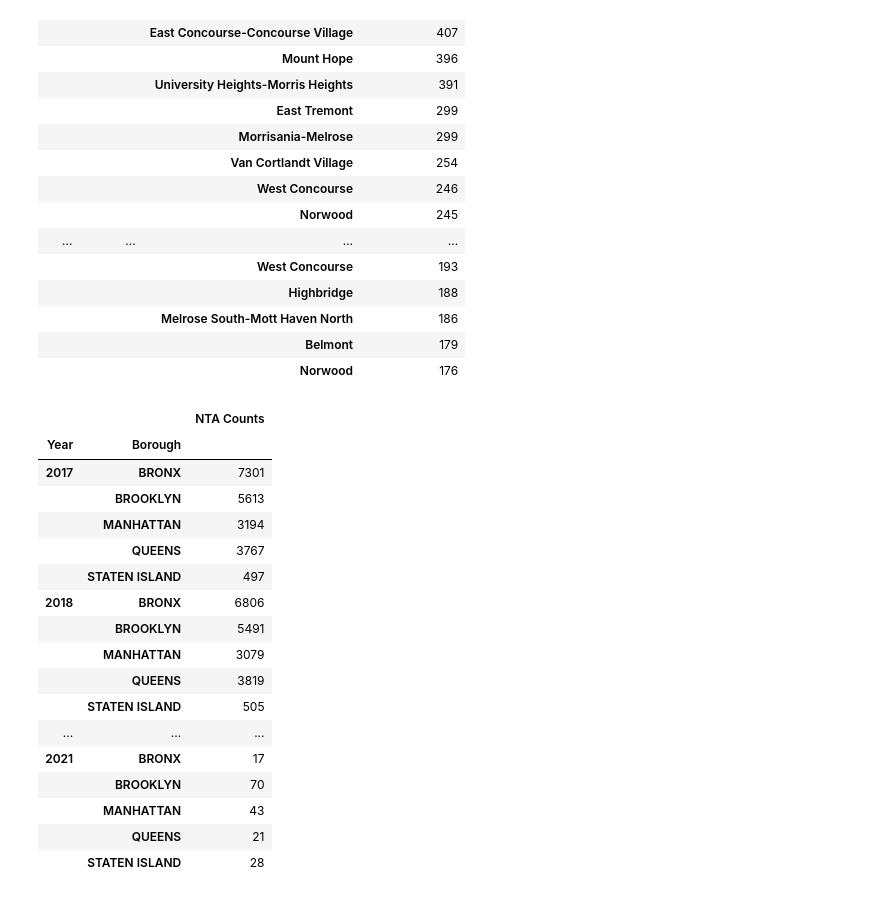
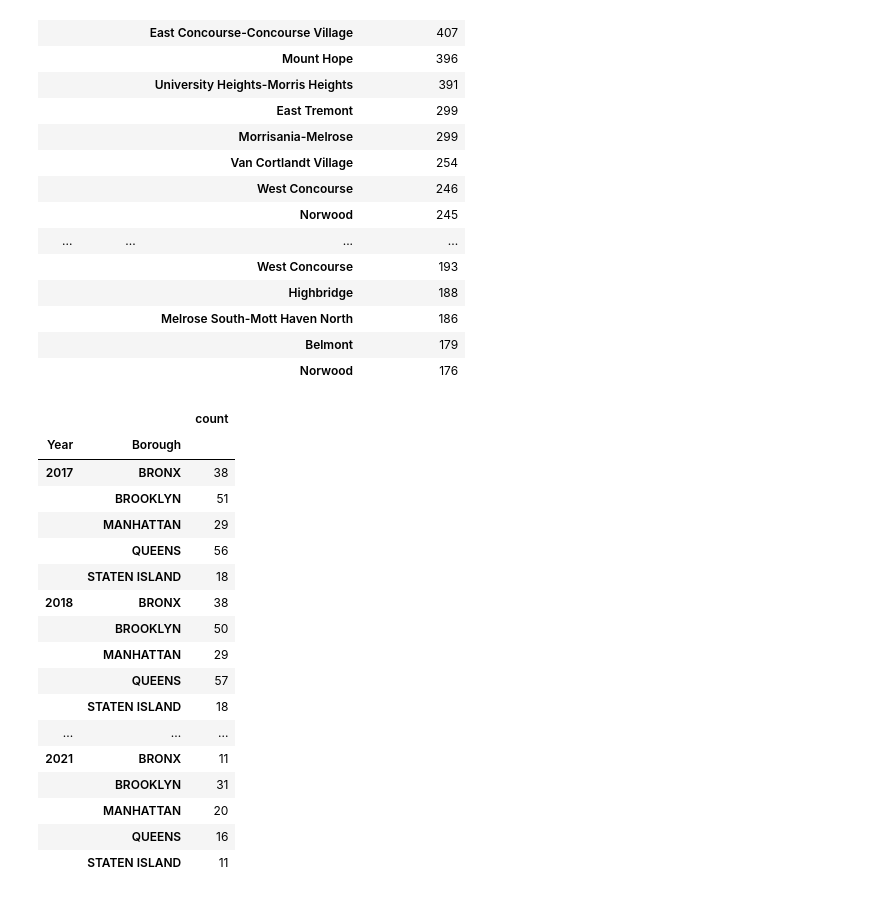
Before and after one commit to mmsouza114/Project01-Evictions, a Jupyter notebook: explore-clean-prepare.ipynb, the cells around one changed output. Drawn from its saved outputs; the diff is of its cells as text; code cells hidden in the pictures.

Commit message:
corrected unique

```diff
--- a/explore-clean-prepare.ipynb
+++ b/explore-clean-prepare.ipynb
@@ -535,25 +535,26 @@ top_NTA
 |  |  | Melrose South-Mott Haven North | 186 |
 |  |  | Belmont | 179 |
 |  |  | Norwood | 176 |
-# %%
-NTA_counts = cleaned.groupby(['Year','Borough']).Neighborhood_Tabulation_Area.count().to_frame('NTA Counts')
-NTA_counts
-# %% [output]
-|  |  | NTA Counts |
-| Year | Borough |  |
-| 2017 | BRONX | 7301 |
-|  | BROOKLYN | 5613 |
-|  | MANHATTAN | 3194 |
-|  | QUEENS | 3767 |
-|  | STATEN ISLAND | 497 |
-| 2018 | BRONX | 6806 |
-|  | BROOKLYN | 5491 |
-|  | MANHATTAN | 3079 |
-|  | QUEENS | 3819 |
-|  | STATEN ISLAND | 505 |
-| ... | ... | ... |
-| 2021 | BRONX | 17 |
-|  | BROOKLYN | 70 |
-|  | MANHATTAN | 43 |
-|  | QUEENS | 21 |
-|  | STATEN ISLAND | 28 |
+# %%
+#count the unique ntas in each borough
+NTA_counts = cleaned.groupby(['Year','Borough']).Neighborhood_Tabulation_Area.nunique().to_frame('count')
+NTA_counts
+# %% [output]
+|  |  | count |
+| Year | Borough |  |
+| 2017 | BRONX | 38 |
+|  | BROOKLYN | 51 |
+|  | MANHATTAN | 29 |
+|  | QUEENS | 56 |
+|  | STATEN ISLAND | 18 |
+| 2018 | BRONX | 38 |
+|  | BROOKLYN | 50 |
+|  | MANHATTAN | 29 |
+|  | QUEENS | 57 |
+|  | STATEN ISLAND | 18 |
+| ... | ... | ... |
+| 2021 | BRONX | 11 |
+|  | BROOKLYN | 31 |
+|  | MANHATTAN | 20 |
+|  | QUEENS | 16 |
+|  | STATEN ISLAND | 11 |
```
Also changed, not shown: parts of 4 cells of this notebook.
